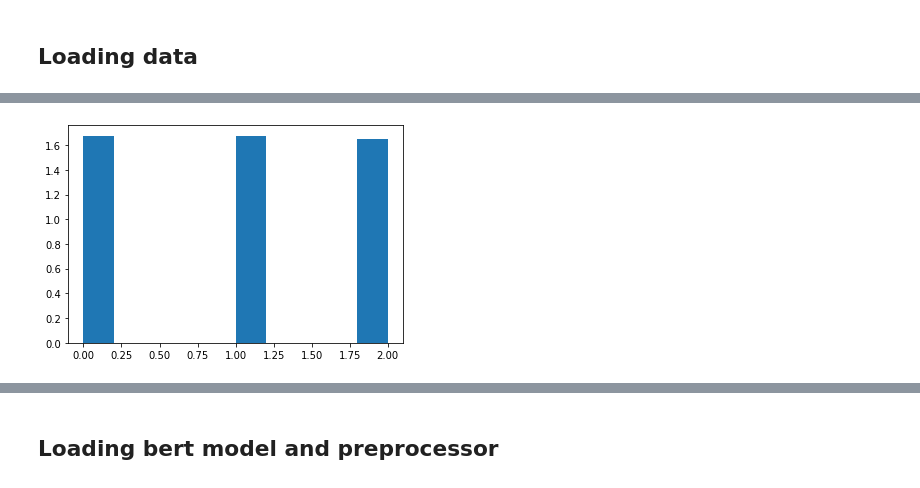
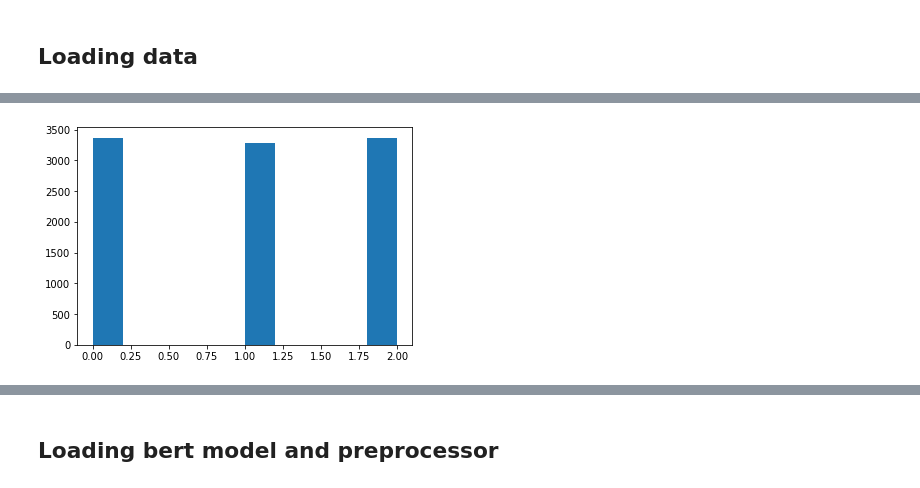
Before and after one commit to hugocedervall/stock-news-price-prediction, a Jupyter notebook: bert_test.ipynb, the cells around one changed output, grey strips where cells are left out. Drawn from its saved outputs; the diff is of its cells as text; code cells hidden in the pictures.

```diff
--- a/bert_test.ipynb
+++ b/bert_test.ipynb
@@ -29,5 +25,15 @@ dataset = dataset.dropna()
 # %%
+dataset = pd.read_csv("train_data_percentage", index_col=0)
+dataset = dataset.dropna()
 dataset = (dataset[(dataset.lang=="en")]).reset_index(drop=True).sort_index()
+dataset = dataset.reset_index(drop=True).sort_index()
+# %%
+# Create categories from priceChanges
+stepKey = "1stepChange"
+threshold = 0.005
+dataset.insert(loc=9,column="priceChangeClass", value=1)
+dataset.at[dataset[dataset[stepKey] <= (1-threshold)].index, "priceChangeClass"] = 0
+dataset.at[dataset[dataset[stepKey] >= (1+threshold)].index, "priceChangeClass"] = 2
 # %%
 smallest_amount_data = min(dataset.priceChangeClass.value_counts())
 
@@ -57,4 +47,3 @@ balanced_dataset
 # %%
 #TODO: remove
-dataset = balanced_dataset.sample(n=50000).reset_index(drop=True).sort_index()
-dataset
+balanced_dataset = balanced_dataset.sample(n=10000).reset_index(drop=True).sort_index()
@@ -75,8 +50,8 @@ dataset
 # %%
-plt.hist(dataset.priceChangeClass, density=True)
+plt.hist(balanced_dataset.priceChangeClass)
 plt.show()
 # %% [output]
-[figure, old version]
+[figure, new version]
 # %%
 seed = 12345
 
```
Also changed, not shown: parts of 42 cells of this notebook, 1 other file.
